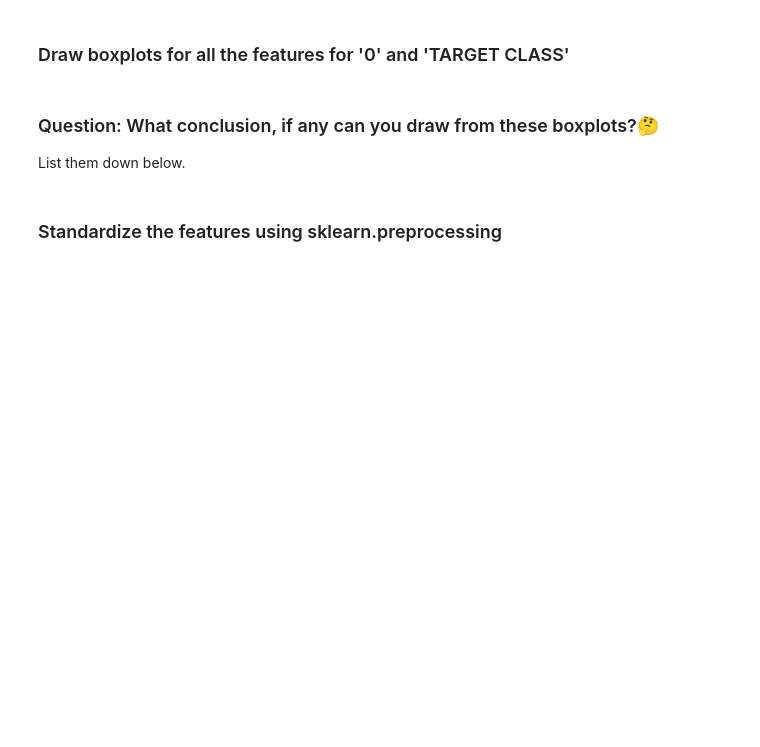
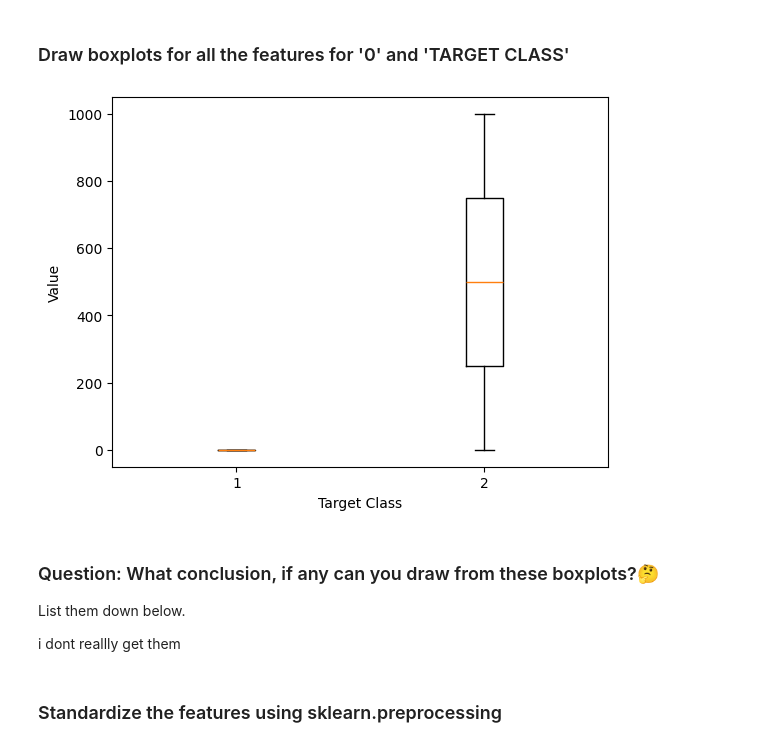
Before and after one commit to maheck9/SynapseLP, a Jupyter notebook: Copy_of_Synapse_LP_Task2.ipynb, the cells around one changed output. Saved outputs shown, nothing was run; the diff lists cells and outputs as text; code cells hidden in the pictures; blank space fills up the shorter version.

```diff
--- a/Copy_of_Synapse_LP_Task2.ipynb
+++ b/Copy_of_Synapse_LP_Task2.ipynb
@@ -426,3 +439,6 @@ Link to the dataset is here - https://drive.google.com/file/d/1bVOfBJYUr0JtZ7pp1
 Import the 'classified_data.txt' dataset using pandas and print the first five columns.
 
 Use "index_col" parameter to index the dataframe according to the first column. Otherwise, a new column would get created. Call this new dataframe 'df'.
+# %%
+df2 = pd.read_csv('/content/drive/MyDrive/Colab Notebooks/classified_datadb.txt')
+df2.head(5)
@@ -435,8 +492,17 @@ If you're wondering what these column names signify, well they are classified as
 # %% [markdown]
 ### Draw boxplots for all the features for '0' and 'TARGET CLASS'
+# %%
+plt.boxplot([df2['TARGET CLASS'], df2['Unnamed: 0']])
+plt.xlabel('Target Class')
+plt.ylabel('Value')
+plt.show()
+# %% [output]
+[figure, added]
 # %% [markdown]
 ### Question: What conclusion, if any can you draw from these boxplots?🤔
 List them down below.
+
+i dont reallly get them
 # %% [markdown]
 ### Standardize the features using sklearn.preprocessing
 # %% [markdown]
```
Also changed, not shown: parts of 25 cells of this notebook.
